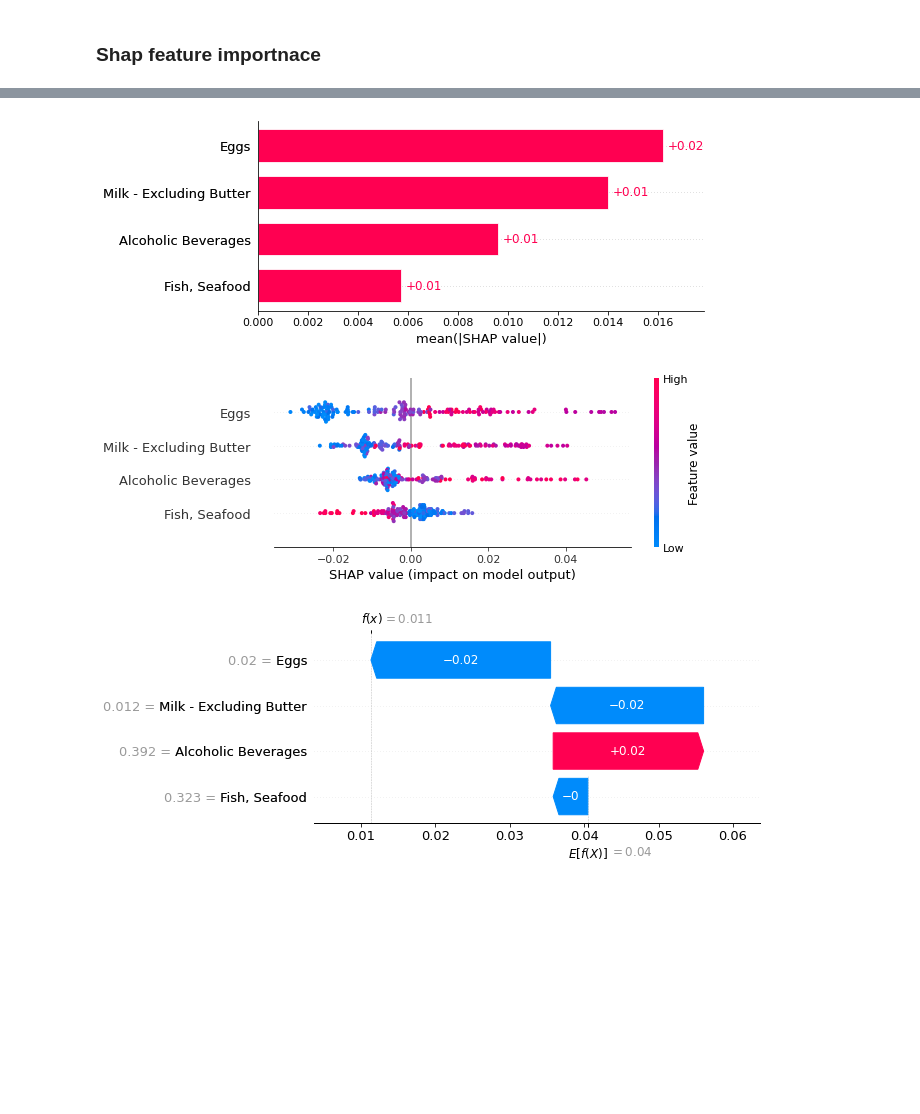
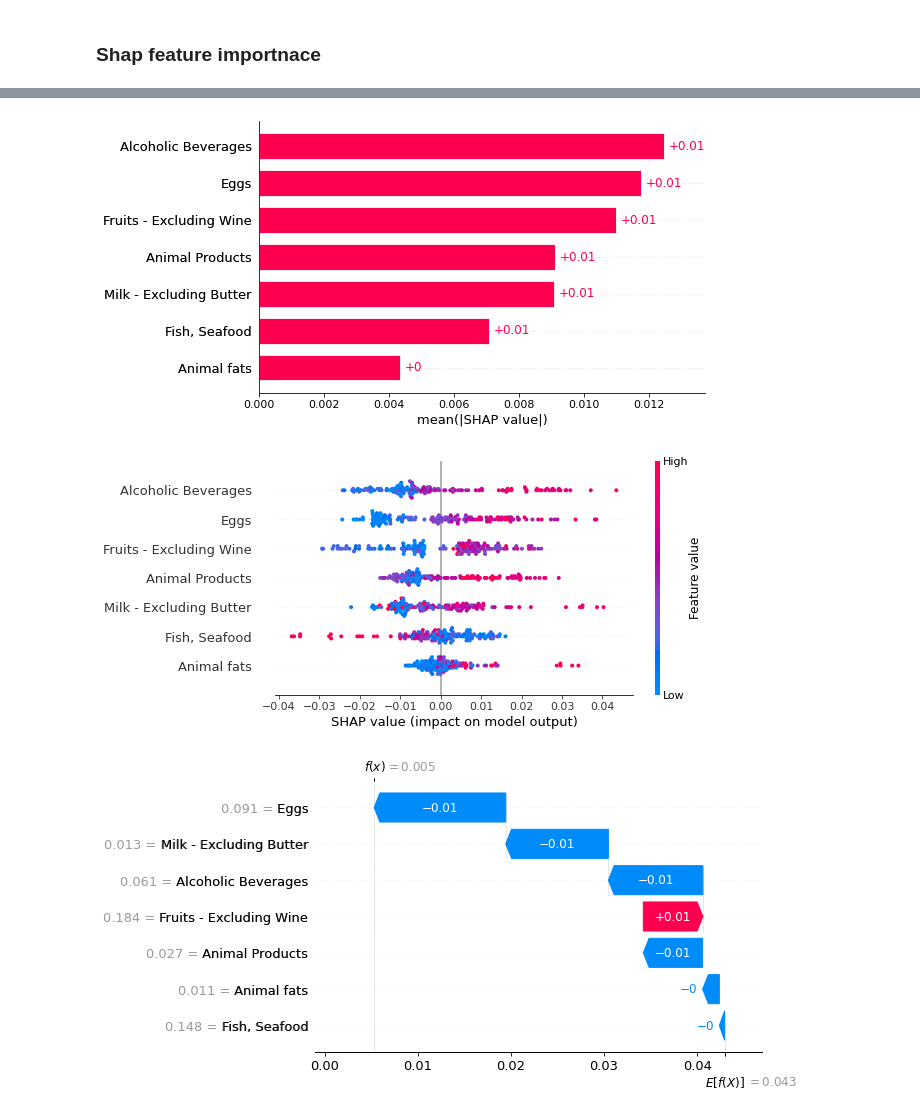
Before and after one commit to risto-trajanov/covid-19-explainable-healthy-diet, a Jupyter notebook: feature_selection/feature_selection_dietary_data.ipynb, the cells around one changed output, grey strips where cells are left out. Drawn from its saved outputs; the diff is of its cells as text; code cells hidden in the pictures; blank space fills up the shorter version.

Commit message:
update feature selection and leave one out regression

```diff
--- a/feature_selection/feature_selection_dietary_data.ipynb
+++ b/feature_selection/feature_selection_dietary_data.ipynb
@@ -54,21 +58,21 @@ X_food = food_data[features_food]
 Y_food = food_data[label_values]
 # %%
 PARAMS = {
-    'max_depth': [2, 3, 5, 7, 10],
-    'min_child_weight': [3, 4, 5, 6],
-    'learning_rate': [0.003, 0.05, 0.1, 0.25, 0.5],
-    'gamma': [0, 0.1, 0.3],
-    'n_estimators': [35, 50, 75, 100, 150, 200, 250, 300, 350]
+    'max_depth': [2, 3, 5, 7],
+    'min_child_weight': [2, 3, 4, 5, 6],
+    'learning_rate': [0.05, 0.1, 0.25, 0.5],
+    'gamma': [0, 0.1],
+    'n_estimators': [75, 100, 150, 200]
 }
 # %%
 def hyper_parameter_search(X, Y, params):
   xgb = XGBRegressor(n_jobs=-1)
-  gscv = GridSearchCV(xgb, params, n_jobs=-1, scoring='neg_mean_absolute_error', cv=LeaveOneOut())
+  gscv = GridSearchCV(xgb, params, n_jobs=-1, scoring='neg_mean_absolute_error', cv=5)
   xgboost_best = gscv.fit(X = X, y=Y)
   return xgboost_best.best_params_, xgboost_best.best_score_
 # %%
 def rfecv_shap_algorithm(estimator, X, Y, algorithm, step=1, score='neg_median_absolute_error'):
-  shap_elimination = ShapRFECV(clf=estimator, step=step, cv=5, scoring=score, n_jobs=3)
+  shap_elimination = ShapRFECV(clf=estimator, step=step, cv=7, scoring=score, n_jobs=-1)
   shap_report = shap_elimination.fit_compute(X, Y)
   best_features_rfe_shap = shap_report[shap_report['val_metric_mean'] == shap_report['val_metric_mean'].max()]
   features_shap = list(best_features_rfe_shap['features_set'].values[0])
@@ -78,7 +82,7 @@ def rfecv_shap_algorithm(estimator, X, Y, algorithm, step=1, score='neg_median_a
   features_shap_cv['number_of_features'] = len(features_shap)
   features_shap_cv['neg_mae_score_cv'] = shap_report['val_metric_mean'].max()
   feat_shap = pd.DataFrame(features_shap_cv)
-  feat_shap.to_csv('../data/feature_selection/selected_features_rfe_shap_' + algorithm + '.csv', index=False)
+  feat_shap.to_csv(f'{settings.features_folder}selected_features_rfe_shap_' + algorithm + '.csv', index=False)
   return feat_shap
 # %%
 xgboost_best_food_params, xgboost_best_food_score = hyper_parameter_search(X_food, Y_food['Deaths'], PARAMS)
@@ -115,7 +124,7 @@ selected_features_food = rfecv_xgb_food['selected_features'].values
 X_train_food, X_test_food, Y_train_food, Y_test_food = train_test_split(
     X_food[selected_features_food],
     Y_food,
-    test_size = 0.2
+    test_size = 0.15,
 )
 # %%
 xgb_food.fit(X_train_food, Y_train_food['Deaths'])
@@ -131,11 +140,11 @@ XGBRegressor(base_score=0.5, booster='gbtree', colsample_bylevel=1,
 # %%
 expl = shap.Explainer(xgb_food, X_food[selected_features_food])
 shap_values = expl(X_food[selected_features_food])
-shap.plots.bar(shap_values)
-shap.plots.beeswarm(shap_values)
+shap.plots.bar(shap_values, max_display=20)
+shap.plots.beeswarm(shap_values, max_display=20)
 shap.plots.waterfall(shap_values[30])
-shap.plots.heatmap(shap_values)
+shap.plots.heatmap(shap_values, max_display=20)
 # %% [output]
-[figure, old version]
+[figure, new version]
-[figure, old version]
+[figure, new version]
-[figure, old version]
+[figure, new version]
```
Also changed, not shown: parts of 16 cells of this notebook, 13 other files.
